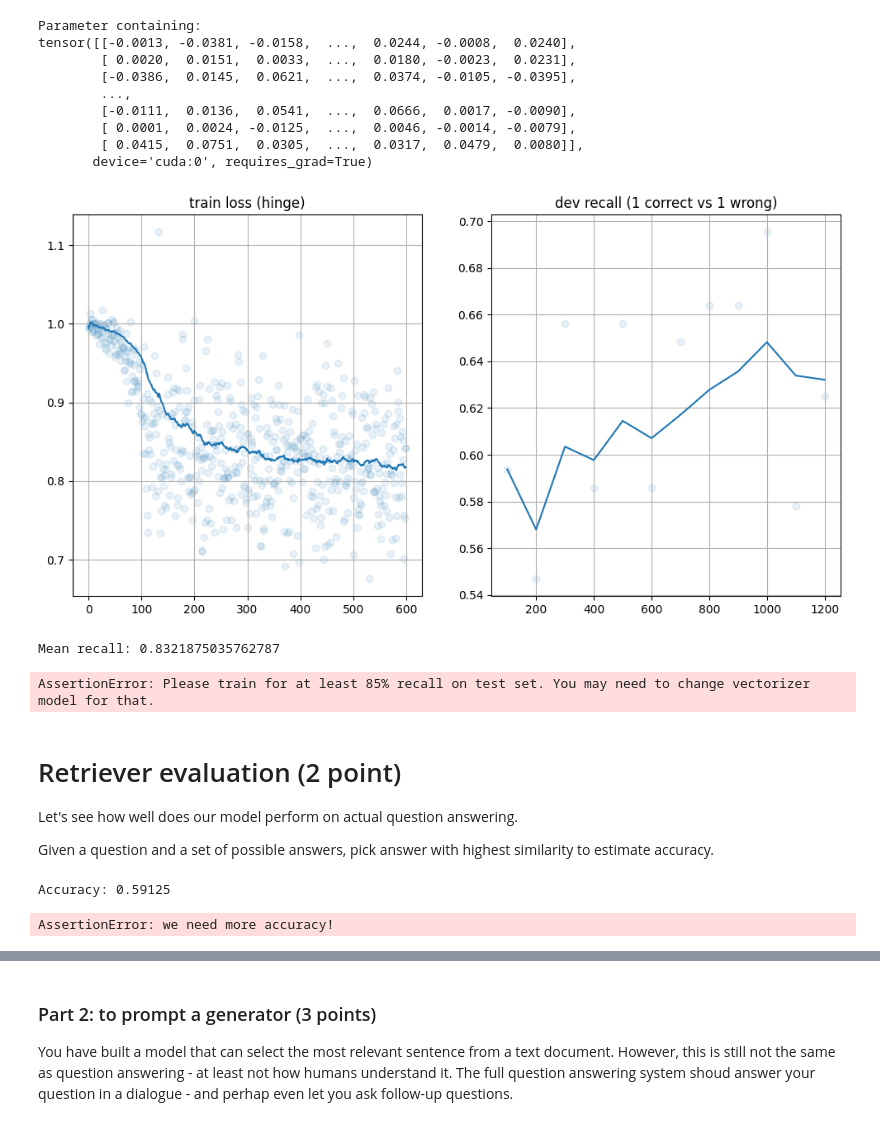
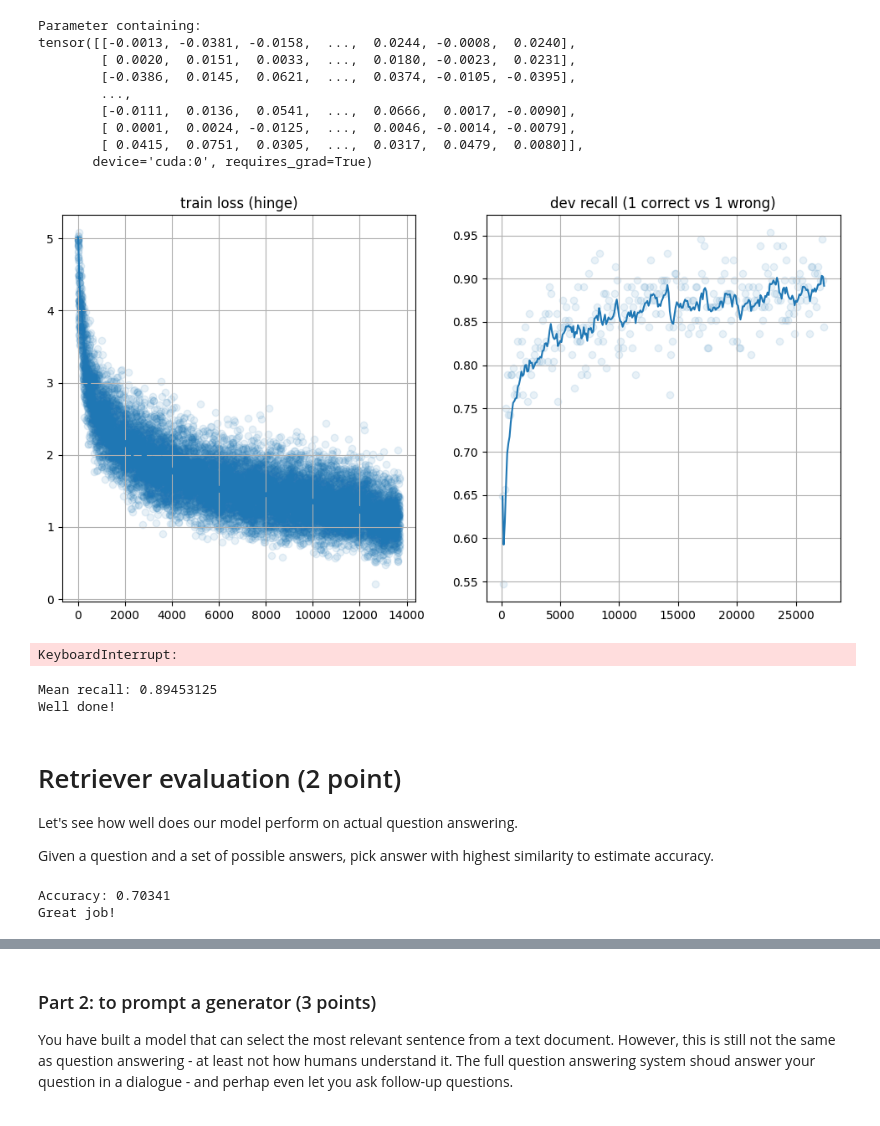
Before and after one commit to Chertushkin/nlp_course, a Jupyter notebook: week_extra/retrieval/practice.ipynb, the cells around one changed output, grey strips where cells are left out. Drawn from its saved outputs; the diff is of its cells as text; code cells hidden in the pictures.

Commit message:
HW retrieval vectorizer finished, rec 90, acc 70

```diff
--- a/week_extra/retrieval/practice.ipynb
+++ b/week_extra/retrieval/practice.ipynb
@@ -157,12 +167,9 @@ class Vectorizer(nn.Module):
         # Attention layer
         self.attention = AttentionLayer(interm_size)
         self.fc_1 = nn.Linear(interm_size*2, hid_size*2)
-        self.fc_2 = nn.Linear(hid_size*2, hid_size*2)
-        self.fc_3 = nn.Linear(hid_size*2, hid_size)
-        self.dropout_1 = nn.Dropout(p=0.35)
-        self.dropout_2 = nn.Dropout(p=0.35)
+        self.fc_2 = nn.Linear(hid_size*2, hid_size)
+        self.dropout_1 = nn.Dropout(p=0.2)
         self.activation_1 = nn.ReLU()
-        self.activation_2 = nn.ReLU()
 
 
     def forward(self, input_phrases):
@@ -197,9 +204,6 @@ class Vectorizer(nn.Module):
         x = self.activation_1(x)
         x = self.dropout_1(x)
         x = self.fc_2(x)
-        x = self.activation_2(x)
-        x = self.dropout_2(x)
-        x = self.fc_3(x)
 
         return x
 # %%
@@ -406,6 +408,9 @@ tensor([[-0.0013, -0.0381, -0.0158,  ...,  0.0244, -0.0008,  0.0240],
         [ 0.0001,  0.0024, -0.0125,  ...,  0.0046, -0.0014, -0.0079],
         [ 0.0415,  0.0751,  0.0305,  ...,  0.0317,  0.0479,  0.0080]],
        device='cuda:0', requires_grad=True)
+# %%
+question_opt = torch.optim.SGD(question_vectorizer.parameters(), lr=1e-04, momentum=0.9)
+answer_opt = torch.optim.SGD(answer_vectorizer.parameters(), lr=1e-04, momentum=0.9)
 # %%
 # infinite training loop. Stop it manually or implement early stopping
 
@@ -430,49 +435,50 @@ for batch in iterate_minibatches(train, batch_size=BATCH_SIZE, cycle=True):
     # v_questions = question_vectorizer(questions.tolist())
     # v_correct = answer_vectorizer(correct_answers.tolist())
     # v_incorrect = answer_vectorizer(wrong_answers.tolist())
-    loss_t = compute_loss(q_embs, c_embs, w_embs, delta=1.0)
+    loss_t = compute_loss(q_embs, c_embs, w_embs, delta=5.0)
     loss = loss_t.mean()
     loss.backward()
 
     answer_opt.step()
     question_opt.step()
 
     loss_history.append(float(loss))
 
     if len(loss_history) % 50 == 0:
         # measure dev recall = P(correct_is_closer_than_wrong | q, a+, a-)
         question_vectorizer.train(False)
         answer_vectorizer.train(False)
         dev_batch = next(dev_batches)
 
         recall_t = get_recall(**dev_batch)
 
         dev_recall_history.append(recall_t)
 
     if len(loss_history) % 50 == 0:
         question_vectorizer.train(False)
         answer_vectorizer.train(False)
 
         clear_output(True)
         plt.figure(figsize=[12, 6])
         plt.subplot(1, 2, 1), plt.title('train loss (hinge)'), plt.grid()
         plt.scatter(np.arange(len(loss_history)), loss_history, alpha=0.1)
         plt.plot(ewma(loss_history, span=100))
         plt.subplot(1, 2, 2), plt.title('dev recall (1 correct vs 1 wrong)'), plt.grid()
         dev_time = np.arange(1, len(dev_recall_history) + 1) * 100
         plt.scatter(dev_time, dev_recall_history, alpha=0.1)
         plt.plot(dev_time, ewma(dev_recall_history, span=10))
         plt.show()
 # %% [output]
-[figure, old version]
+[figure, new version]
+KeyboardInterrupt:
 # %%
 print("Mean recall:", np.mean(dev_recall_history[-10:]))
 assert np.mean(dev_recall_history[-10:]) > 0.85, "Please train for at least 85% recall on test set. "\
                                                   "You may need to change vectorizer model for that."
 print("Well done!")
 # %% [output]
-Mean recall: 0.8321875035762787
+Mean recall: 0.89453125
+Well done!
-AssertionError: Please train for at least 85% recall on test set. You may need to change vectorizer model for that.
 # %% [markdown]
 # Retriever evaluation (2 point)
 
@@ -512,5 +518,5 @@ print("Accuracy: %0.5f" % accuracy)
 assert accuracy > 0.65, "we need more accuracy!"
 print("Great job!")
 # %% [output]
-Accuracy: 0.59125
+Accuracy: 0.70341
+Great job!
-AssertionError: we need more accuracy!
```
Also changed, not shown: parts of 8 cells of this notebook, 1 other file.
